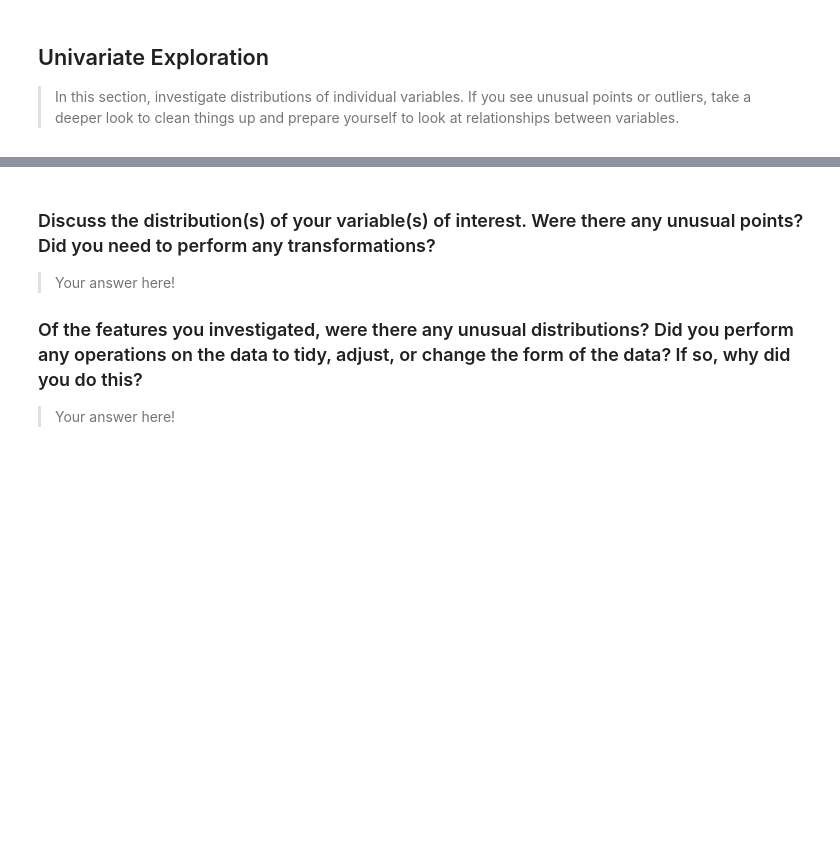
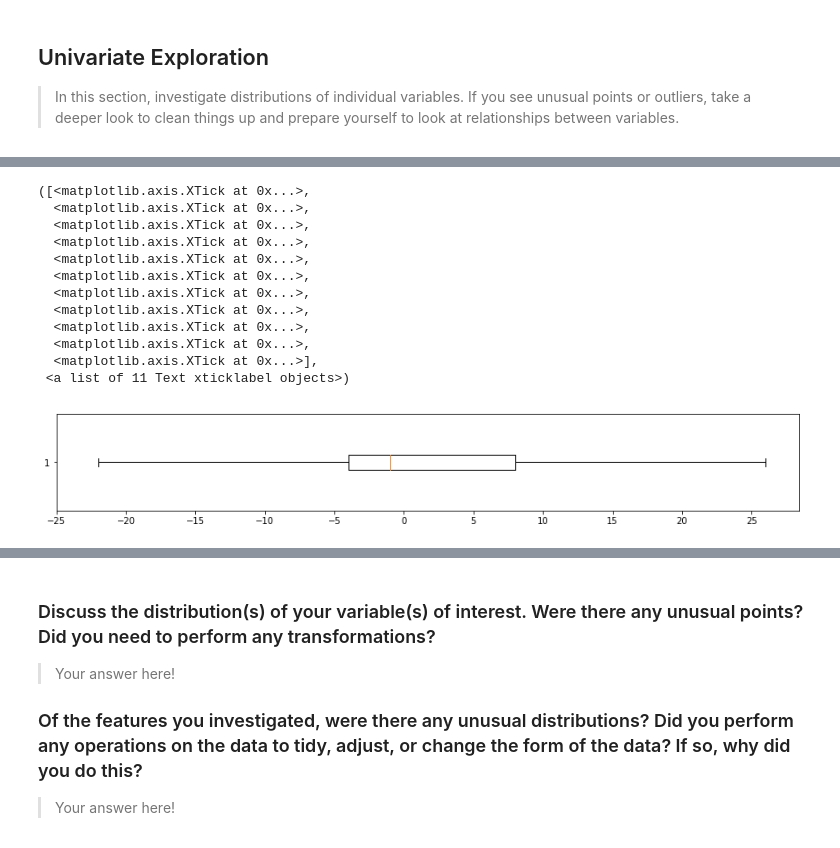
Before and after one commit to aryan9211/communicate-data-findings, a Jupyter notebook: exploration_template.ipynb, the cells around one changed output, grey strips where cells are left out. Cells and saved outputs as stored; diff of their text form; code cells hidden in the pictures; blank space fills up the shorter version.

```diff
--- a/exploration_template.ipynb
+++ b/exploration_template.ipynb
@@ -40,0 +121,18 @@ you plan on investigating next.
+# %%
+plt.figure(figsize=[15,2])
+plt.boxplot(x=df.DepDelay, vert=False, showfliers=False)
+plt.xticks(np.arange(-25,30, 5))
+# %% [output]
+([<matplotlib.axis.XTick at 0x...>,
+  <matplotlib.axis.XTick at 0x...>,
+  <matplotlib.axis.XTick at 0x...>,
+  <matplotlib.axis.XTick at 0x...>,
+  <matplotlib.axis.XTick at 0x...>,
+  <matplotlib.axis.XTick at 0x...>,
+  <matplotlib.axis.XTick at 0x...>,
+  <matplotlib.axis.XTick at 0x...>,
+  <matplotlib.axis.XTick at 0x...>,
+  <matplotlib.axis.XTick at 0x...>,
+  <matplotlib.axis.XTick at 0x...>],
+ <a list of 11 Text xticklabel objects>)
+[figure, added]
```
Also changed, not shown: parts of 19 cells of this notebook, 1 other file.
